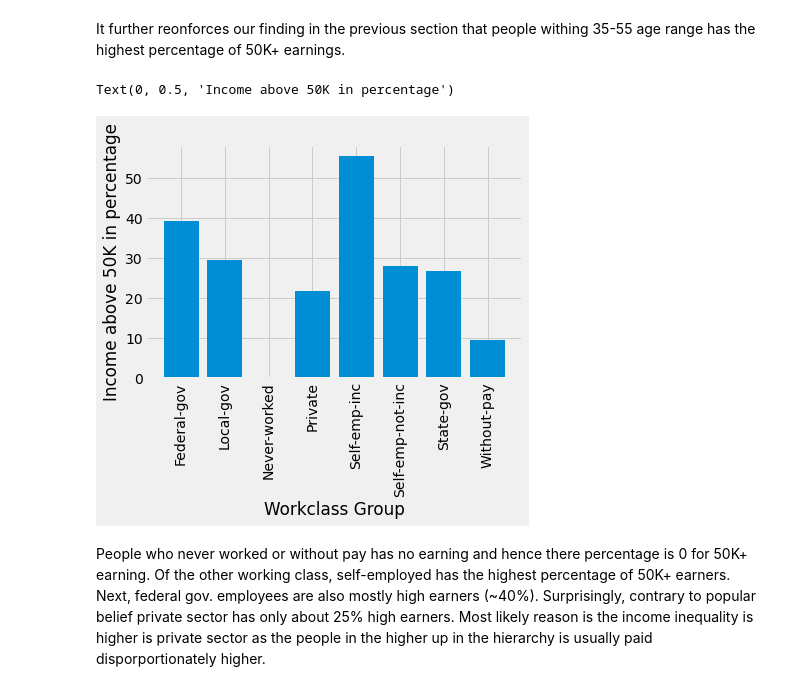
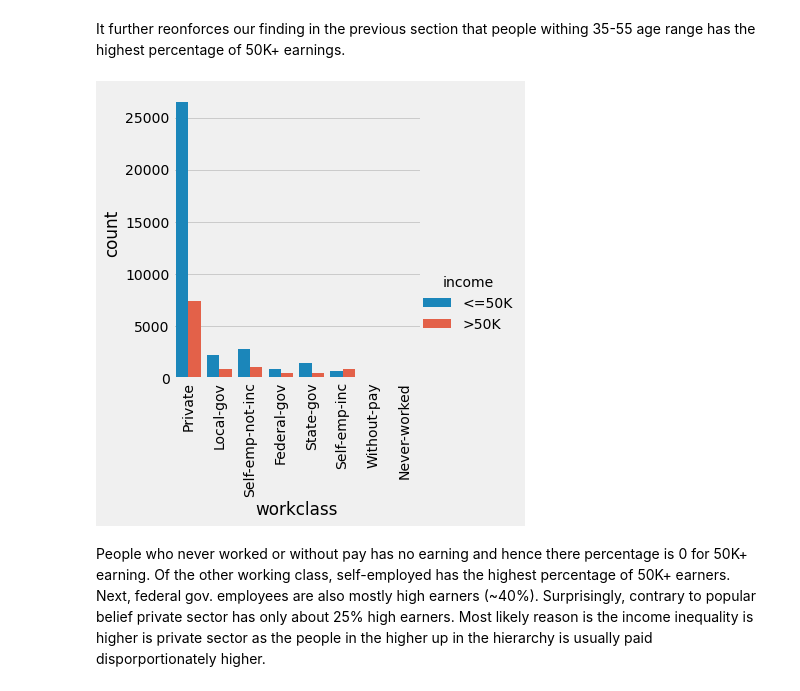
Before and after one commit to rwbosscat95/Springboard_DS_July22, a Jupyter notebook: Story Telling Mini Project.ipynb, the cells around one changed output. Cells and saved outputs as stored; diff of their text form; code cells hidden in the pictures.

```diff
--- a/Story Telling Mini Project.ipynb
+++ b/Story Telling Mini Project.ipynb
@@ -147,3 +147,6 @@ See the caveats in the documentation: https://pandas.pydata.org/pandas-docs/stab
 | 7 | 63 | 1 | (60.0, 65.0] |
 | 8 | 24 | 0 | (20.0, 25.0] |
 | 9 | 55 | 0 | (50.0, 55.0] |
+# %%
+data['workclass'] = data['workclass'].str.replace('?', 'Other')
+data.workclass.value_counts()
@@ -158,15 +171,12 @@ Text(0, 0.5, 'Income above 50K in percentage')
 [figure]
 # %% [markdown]
 It further reonforces our finding in the previous section that people withing 35-55 age range has the highest percentage of 50K+ earnings.
-# %%
-workclass_groups  = data.groupby('workclass').mean()
-plt.bar(workclass_groups.index.astype(str), 100 * workclass_groups['50K_threshold'])
-plt.xticks(rotation = 90)
-plt.xlabel('Workclass Group')
-plt.ylabel('Income above 50K in percentage')
-# %% [output]
-Text(0, 0.5, 'Income above 50K in percentage')
-[figure, removed]
+# %%
+sns.catplot(x='workclass', data=data, kind='count', hue='income')
+plt.xticks(rotation=90)
+plt.show()
+# %% [output]
+[figure, added]
 # %% [markdown]
 People who never worked or without pay has no earning and hence there percentage is 0 for 50K+ earning. Of the other working class, self-employed has the highest percentage of 50K+ earners. Next, federal gov. employees are also mostly high earners (~40%). Surprisingly, contrary to popular belief private sector has only about 25% high earners. Most likely reason is the income inequality is higher is private sector as the people in the higher up in the hierarchy is usually paid disporportionately higher.
 # %%
```
Also changed, not shown: parts of 3 cells of this notebook, 1 other file.
